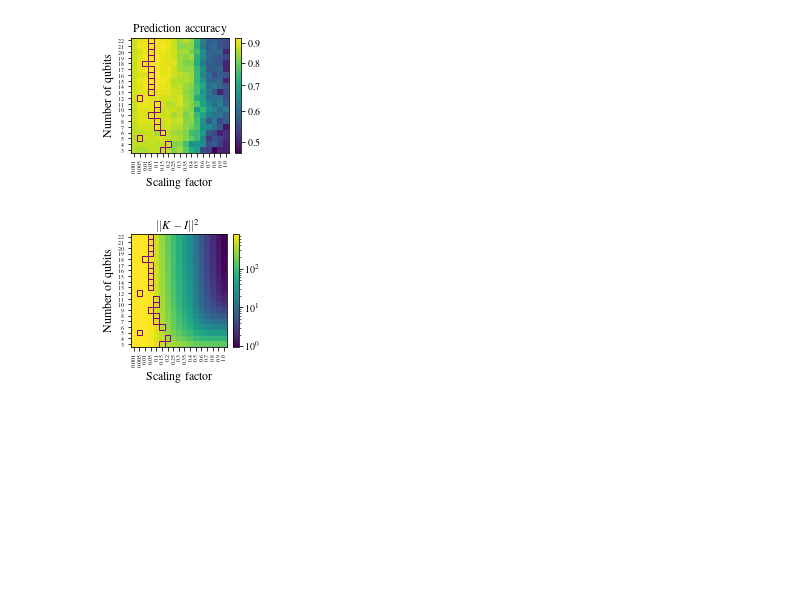
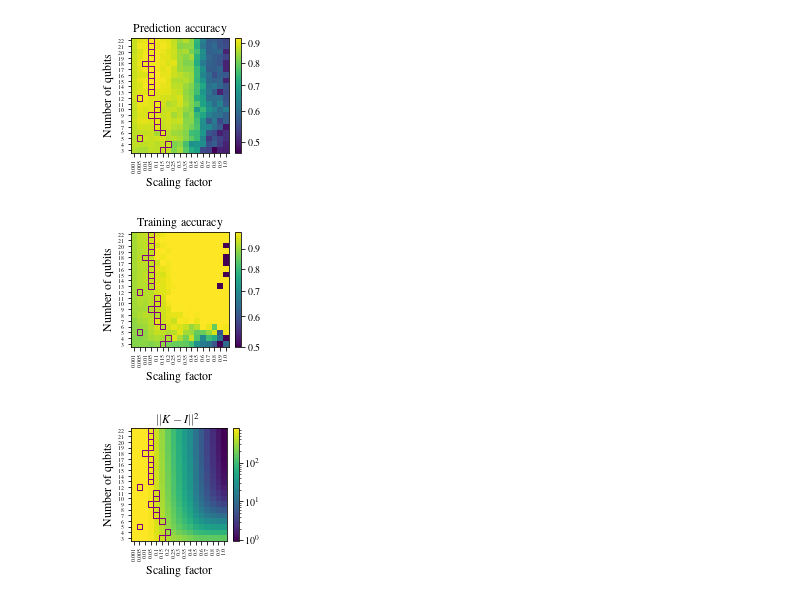
Before and after one commit to rsln-s/Importance-of-Kernel-Bandwidth-in-Quantum-Machine-Learning, a Jupyter notebook: reproduce-figures/Figures_2ac_3_4_5b.ipynb, the cells around one changed output. Drawn from its saved outputs; the diff is of its cells as text; code cells hidden in the pictures; blank space fills up the shorter version.

Commit message:
now also plots train score

```diff
--- a/reproduce-figures/Figures_2ac_3_4_5b.ipynb
+++ b/reproduce-figures/Figures_2ac_3_4_5b.ipynb
@@ -478,6 +478,52 @@ plt.savefig('IQP_test_score_2d.pdf')
 plt.show()
 # %% [output]
 [figure]
+# %%
+import seaborn as sns
+import matplotlib.pyplot as plt
+from matplotlib.colors import LogNorm
+from matplotlib.patches import Rectangle
+
+f, ax=plt.subplots(figsize=(2*6.92654/5.5, 2*6.92654/5.5))
+
+metric_to_plot = 'train_score'
+
+factors=list(sorted(set(df_to_plot[xaxis_name])))
+
+dims=list(sorted(set(df_to_plot['dataset_dim'])))
+
+to_plot = np.zeros((len(dims), len(factors)))
+
+for idx1, dim in enumerate(dims):
+    for idx2, factor in enumerate(factors):
+        val = df_to_plot[
+            (df_to_plot[xaxis_name] == factor) & (df_to_plot['dataset_dim'] == dim)
+        ][metric_to_plot].squeeze().mean()
+        if isinstance(val, float):
+            to_plot[idx1][idx2] = val
+plt.imshow(
+    to_plot,
+    origin="lower",
+    norm=LogNorm()
+)
+
+# opt_x = np.argmax(to_plot, axis=1)
+
+for x_idx, y_idx in zip(opt_x, range(to_plot.shape[0])):
+    ax.add_patch(Rectangle((x_idx-0.5, y_idx-0.5), 1, 1, fill=False, edgecolor='purple', lw=1))
+
+
+plt.xticks(range(len(factors)),factors, rotation=90, fontsize=6)
+plt.xlabel('Scaling factor', fontsize=12)
+plt.yticks(range(len(dims)),dims, fontsize=6)
+plt.ylabel('Number of qubits', fontsize=12)
+plt.title(r"Training accuracy", fontsize=12)
+plt.colorbar(ticks=[0.5, 0.6, 0.7, 0.8, 0.9], format='%.1f')
+plt.tight_layout()
+plt.savefig('IQP_train_score_2d.pdf')
+plt.show()
+# %% [output]
+[figure, added]
 # %%
 import seaborn as sns
 import matplotlib.pyplot as plt
```
Also changed, not shown: 1 other file.
